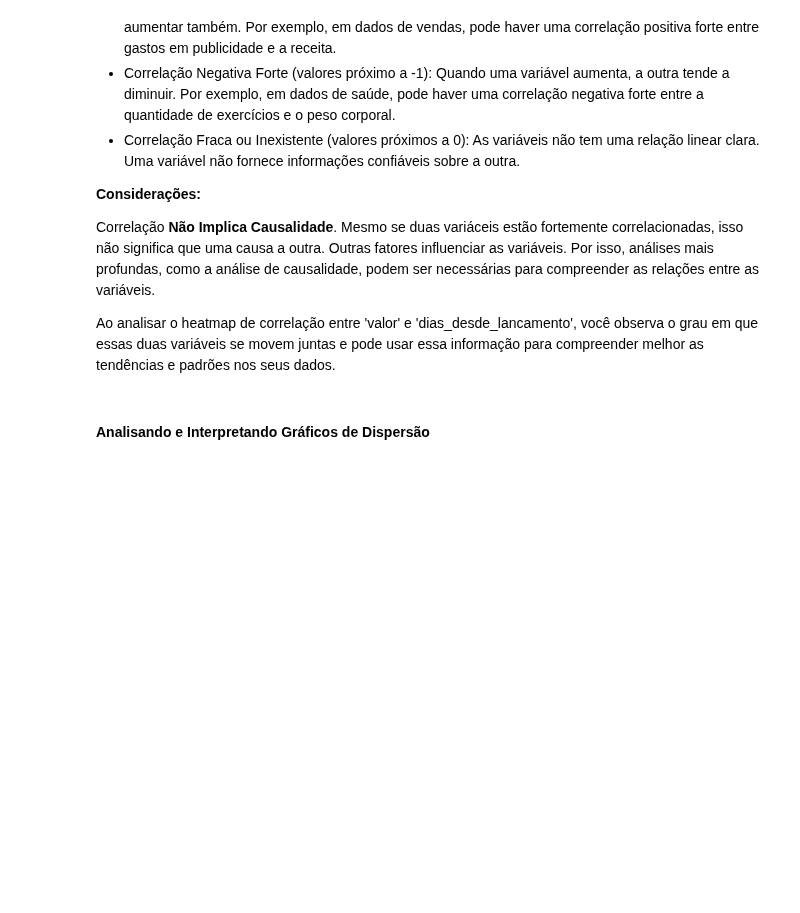
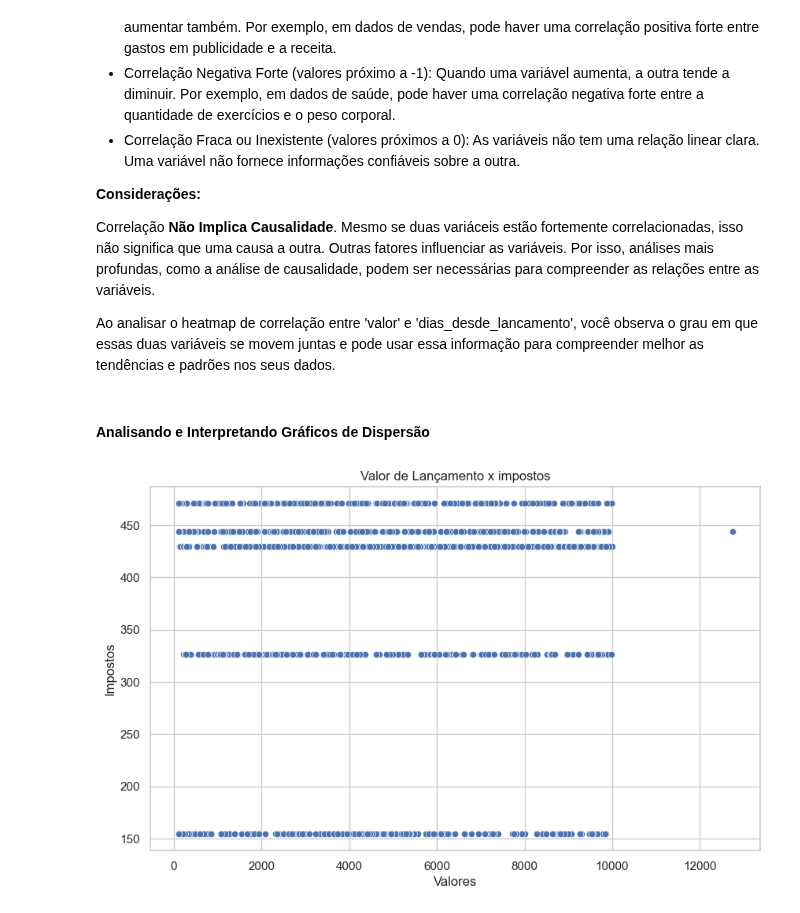
Before and after one commit to leojutsu/analise_de_dados, a Jupyter notebook: projeto4.ipynb, the cells around one changed output. Cells and saved outputs as stored; diff of their text form; code cells hidden in the pictures; blank space fills up the shorter version.

Commit message:
Commit final - entrega do projeto

```diff
--- a/projeto4.ipynb
+++ b/projeto4.ipynb
@@ -681,3 +680,13 @@ Correlação **Não Implica Causalidade**. Mesmo se duas variáceis estão forte
 Ao analisar o heatmap de correlação entre 'valor' e 'dias_desde_lancamento', você observa o grau em que essas duas variáveis se movem juntas e pode usar essa informação para compreender melhor as tendências e padrões nos seus dados.
 # %% [markdown]
 #### **Analisando e Interpretando Gráficos de Dispersão**
+# %%
+# Criando o gráfico de dispersão entre 'valor' e 'dias_desde_lancamento'
+plt.figure(figsize=(10,6))
+sns.scatterplot(x= 'valor', y= 'impostos', data= df_filtro_2)
+plt.title('Valor de Lançamento x impostos')
+plt.xlabel('Valores')
+plt.ylabel('Impostos')
+plt.show()
+# %% [output]
+[figure, added]
```
Also changed, not shown: parts of 14 cells of this notebook.
